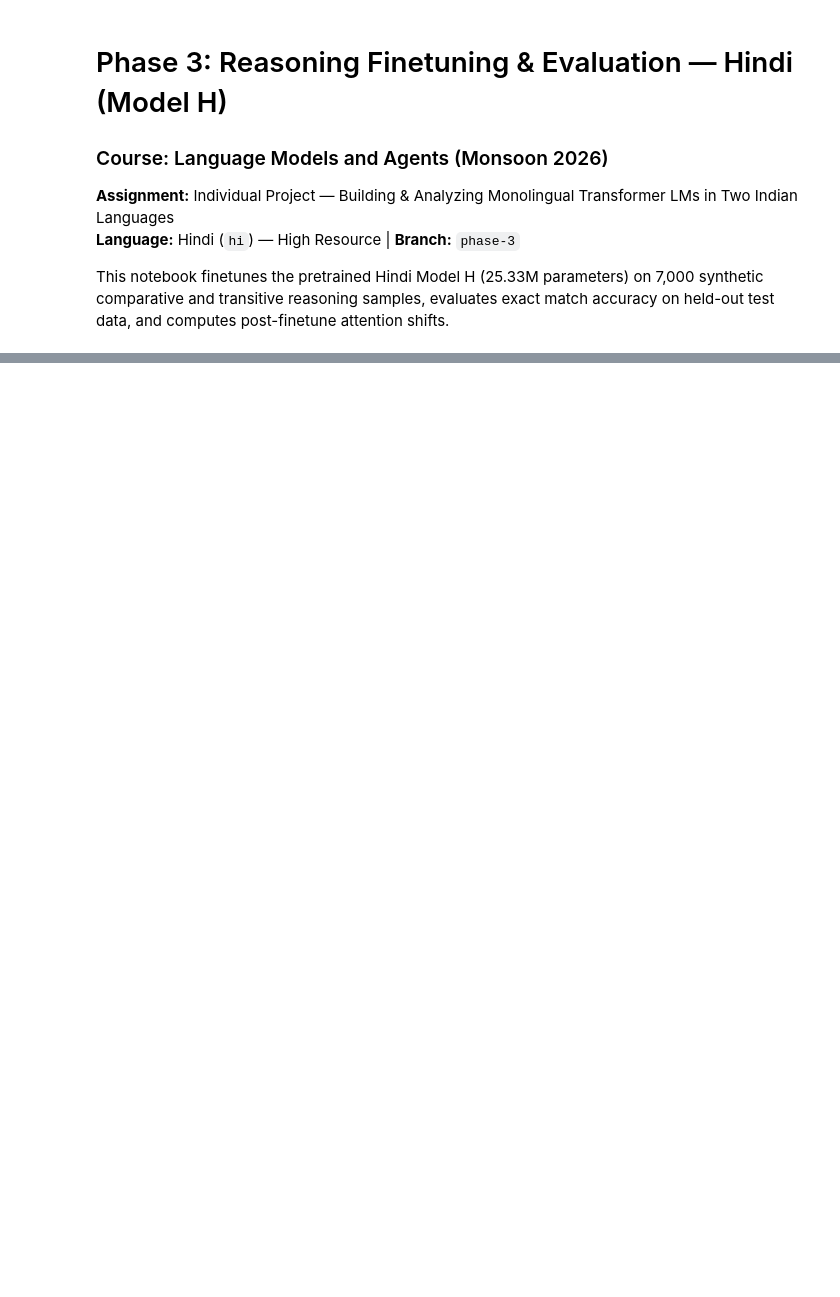
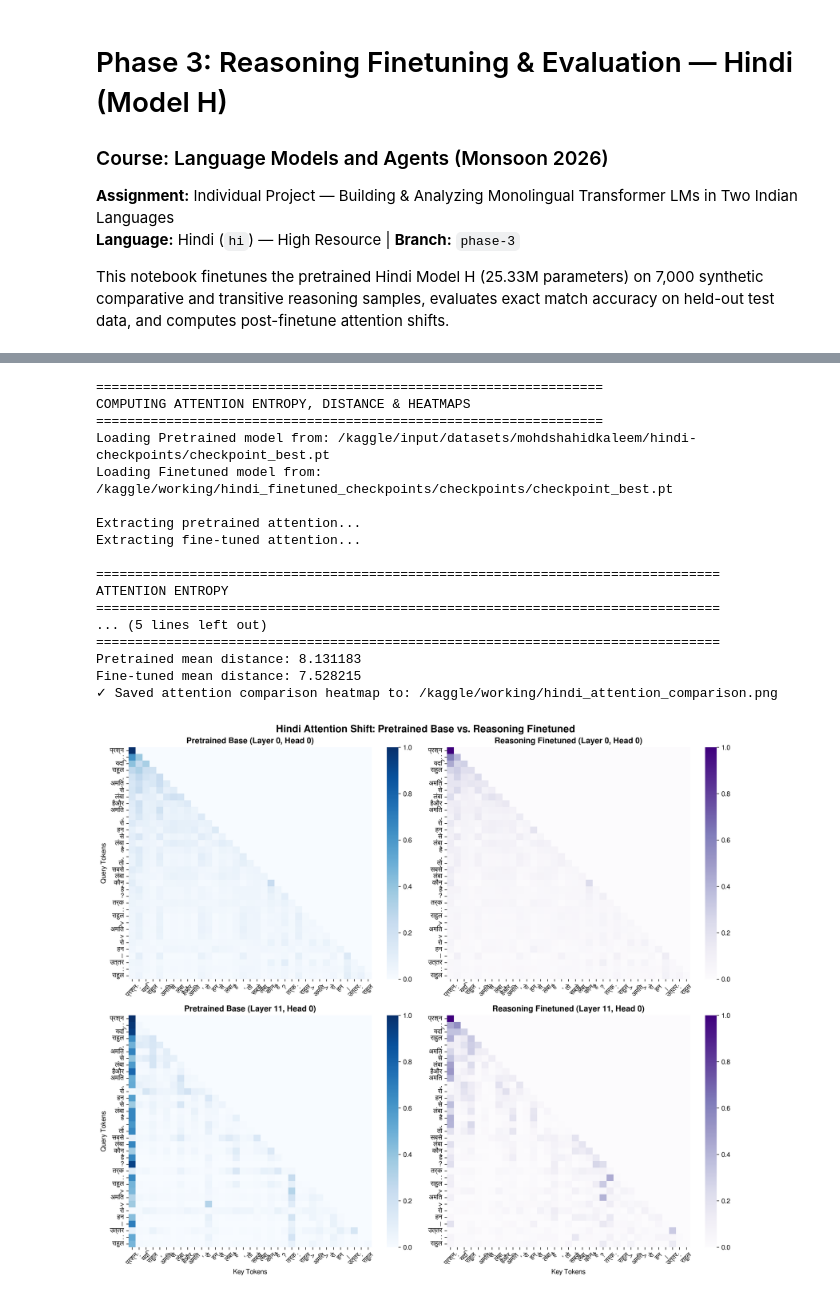
Before and after one commit to Shahid0208/Monolingual_Transformer_Language_Models_for_Indic_Languages, a Jupyter notebook: notebooks/kaggle-finetune-hindi.ipynb, the cells around one changed output, grey strips where cells are left out. Drawn from its saved outputs; the diff is of its cells as text; code cells hidden in the pictures; blank space fills up the shorter version.

Commit message:
Complete Phase 3: reasoning finetuning configs, evaluation suite, attention heatmaps, and readme_phase3

```diff
--- a/notebooks/kaggle-finetune-hindi.ipynb
+++ b/notebooks/kaggle-finetune-hindi.ipynb
@@ -116,0 +319,16 @@ eval_output = "/kaggle/working/hindi_reasoning_eval.json"
+# %%
+# CELL 7 — FINETUNED MODEL REASONING EVALUATION (EXACT MATCH)
+best_ft_ckpt = os.path.join(OUTPUT_DIR, "checkpoints", "checkpoint_best.pt")
+finetuned_eval_output = "/kaggle/working/hindi_finetuned_reasoning_eval.json"
+
+print("=" * 65)
+print("EVALUATING PHASE 3 FINETUNED MODEL (REASONING EXACT MATCH)")
+print("=" * 65)
+
+!PYTHONPATH={CODE_ROOT} python {eval_script} \
+    --config_file {CONFIG_FILE} \
+    --checkpoint {best_ft_ckpt} \
+    --test_parquet {TEST_PARQUET} \
+    --tokenizer_model {TOKENIZER_MODEL} \
+    --output_file {finetuned_eval_output} \
+    --device cuda
@@ -117,18 +432,42 @@ eval_output = "/kaggle/working/hindi_reasoning_eval.json"
 # %%
-# CELL 5 — POST-FINETUNING ATTENTION SHIFT ANALYSIS
-attn_script = os.path.join(CODE_ROOT, "scripts", "compare_finetuned_attention.py")
-best_ft_ckpt = "/kaggle/working/hindi_finetuned_checkpoints/checkpoints/checkpoint_best.pt"
+# CELL 9 — POST-FINETUNING ATTENTION SHIFT ANALYSIS & HEATMAPS
+attn_script = "/kaggle/input/datasets/mohdshahidkaleem/phase-3-hindi/phase3_hindi/scripts/compare_finetuned_attention.py"
 attn_figure = "/kaggle/working/hindi_attention_comparison.png"
 
-!python {attn_script} \
+print("=" * 65)
+print("COMPUTING ATTENTION ENTROPY, DISTANCE & HEATMAPS")
+print("=" * 65)
+
+!PYTHONPATH=/kaggle/working python /kaggle/input/datasets/mohdshahidkaleem/phase-3-hindi/phase3_hindi/scripts/compare_finetuned_attention.py \
     --language Hindi \
     --config_file {CONFIG_FILE} \
     --pretrained_checkpoint {PRETRAINED_CKPT} \
     --finetuned_checkpoint {best_ft_ckpt} \
     --tokenizer_model {TOKENIZER_MODEL} \
     --output_figure {attn_figure} \
     --device cuda
 
 from IPython.display import Image, display
 if os.path.exists(attn_figure):
     display(Image(attn_figure))
+else:
+    print("Warning: Attention comparison figure not found.")
+# %% [output]
+=================================================================
+COMPUTING ATTENTION ENTROPY, DISTANCE & HEATMAPS
+=================================================================
+Loading Pretrained model from: /kaggle/input/datasets/mohdshahidkaleem/hindi-checkpoints/checkpoint_best.pt
+Loading Finetuned model from: /kaggle/working/hindi_finetuned_checkpoints/checkpoints/checkpoint_best.pt
+
+Extracting pretrained attention...
+Extracting fine-tuned attention...
+
+================================================================================
+ATTENTION ENTROPY
+================================================================================
+... (5 lines left out)
+================================================================================
+Pretrained mean distance: 8.131183
+Fine-tuned mean distance: 7.528215
+✓ Saved attention comparison heatmap to: /kaggle/working/hindi_attention_comparison.png
+[figure, added]
```
Also changed, not shown: parts of 9 cells of this notebook, 14 other files.
